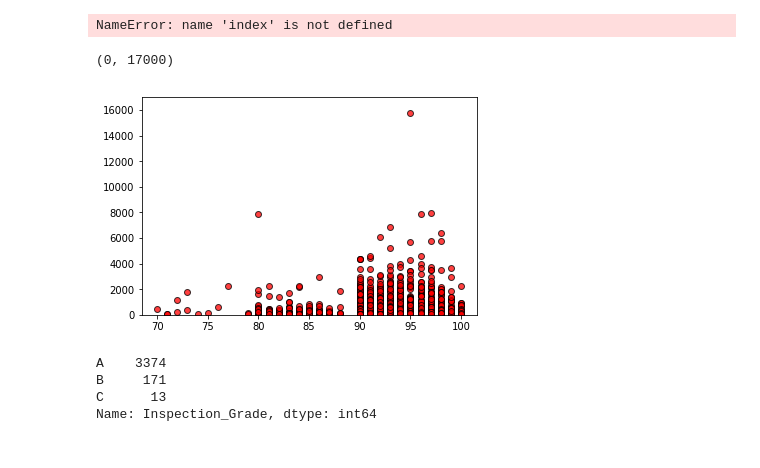
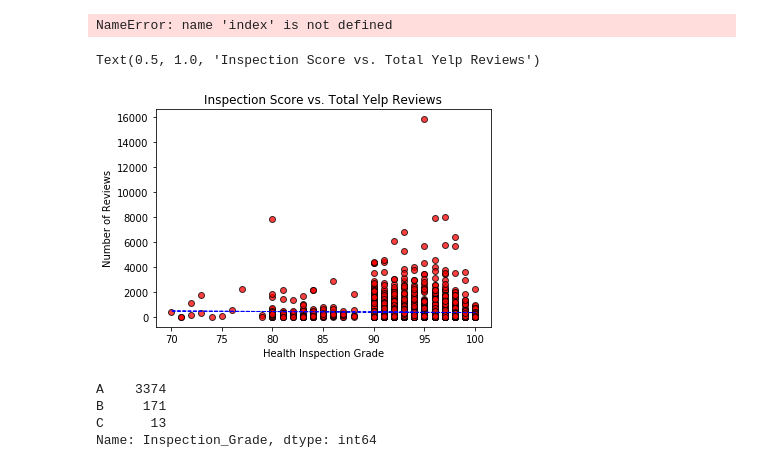
Before and after one commit to ryankchang/project1, a Jupyter notebook: workfile/Albert_Ryan_data.ipynb, the cells around one changed output. Saved outputs shown, nothing was run; the diff lists cells and outputs as text; code cells hidden in the pictures.

Commit message:
updated final graph

```diff
--- a/workfile/Albert_Ryan_data.ipynb
+++ b/workfile/Albert_Ryan_data.ipynb
@@ -93,13 +93,16 @@ plt.title('Food Price vs Health Score')
 NameError: name 'index' is not defined
 # %%
 plt.scatter(final_data2['Inspection_Score'], final_data2['Reviews'], marker="o", facecolors="red", edgecolors="black", alpha=0.75)
-#(slope1, intercept1, _, _, _) = linregress(final_data['Score'], final_data['Review_Count'])
-#fit1 = slope1 * final_data['Score'] + intercept1
-#plt.plot(final_data['Score'], fit1, "b--", linewidth=1)
-plt.ylim(0, 17000)
+(slope1, intercept1, _, _, _) = linregress(final_data2['Inspection_Score'], final_data2['Reviews'])
+fit1 = slope1 * final_data2['Inspection_Score'] + intercept1
+plt.plot(final_data2['Inspection_Score'], fit1, "b--", linewidth=1)
+plt.xlabel("Health Inspection Grade")
+plt.ylabel("Number of Reviews")
+plt.title("Inspection Score vs. Total Yelp Reviews")
+#plt.savefig("Images/Health_Rating_vs_Yelp_Reviews.png")
 # %% [output]
-(0, 17000)
+Text(0.5, 1.0, 'Inspection Score vs. Total Yelp Reviews')
-[figure, old version]
+[figure, new version]
 # %%
 final_data2.Inspection_Grade.value_counts()
 # %% [output]
```
Also changed, not shown: parts of 4 cells of this notebook, 2 other files.
